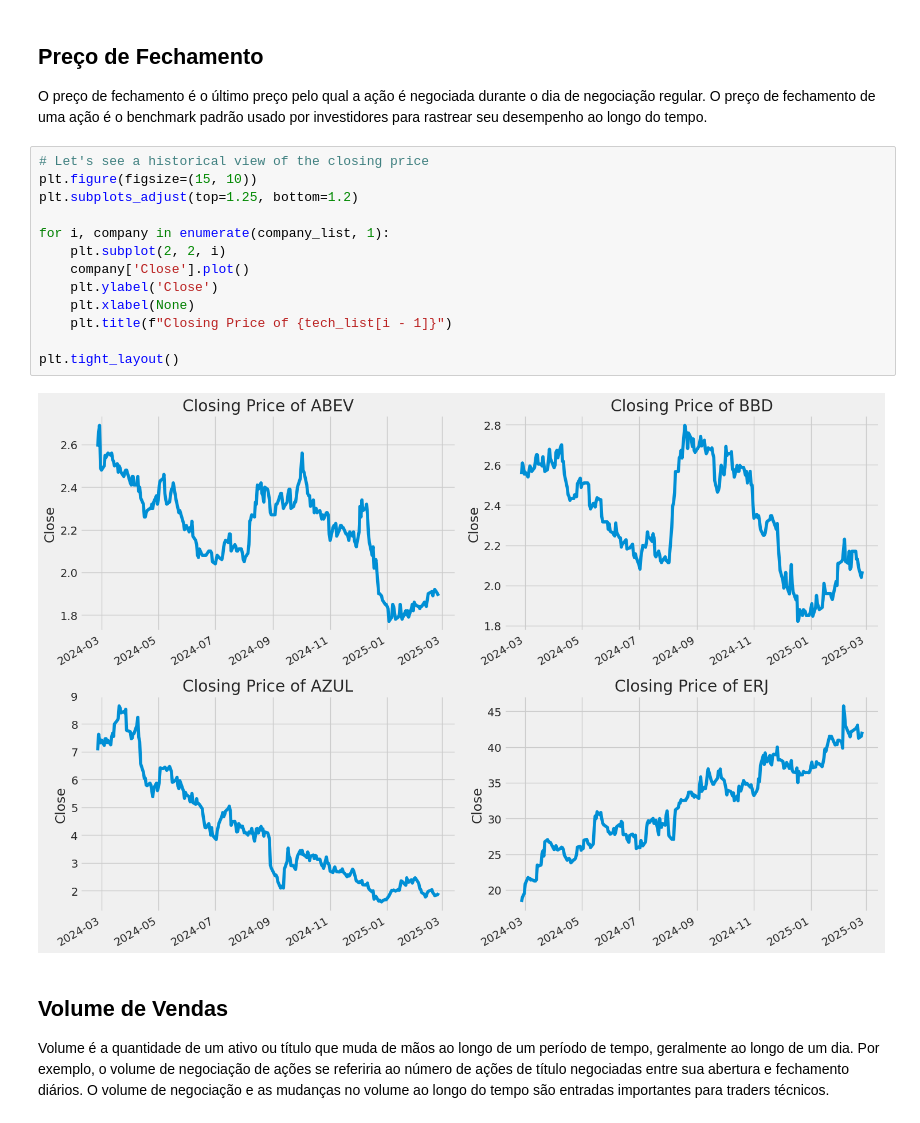
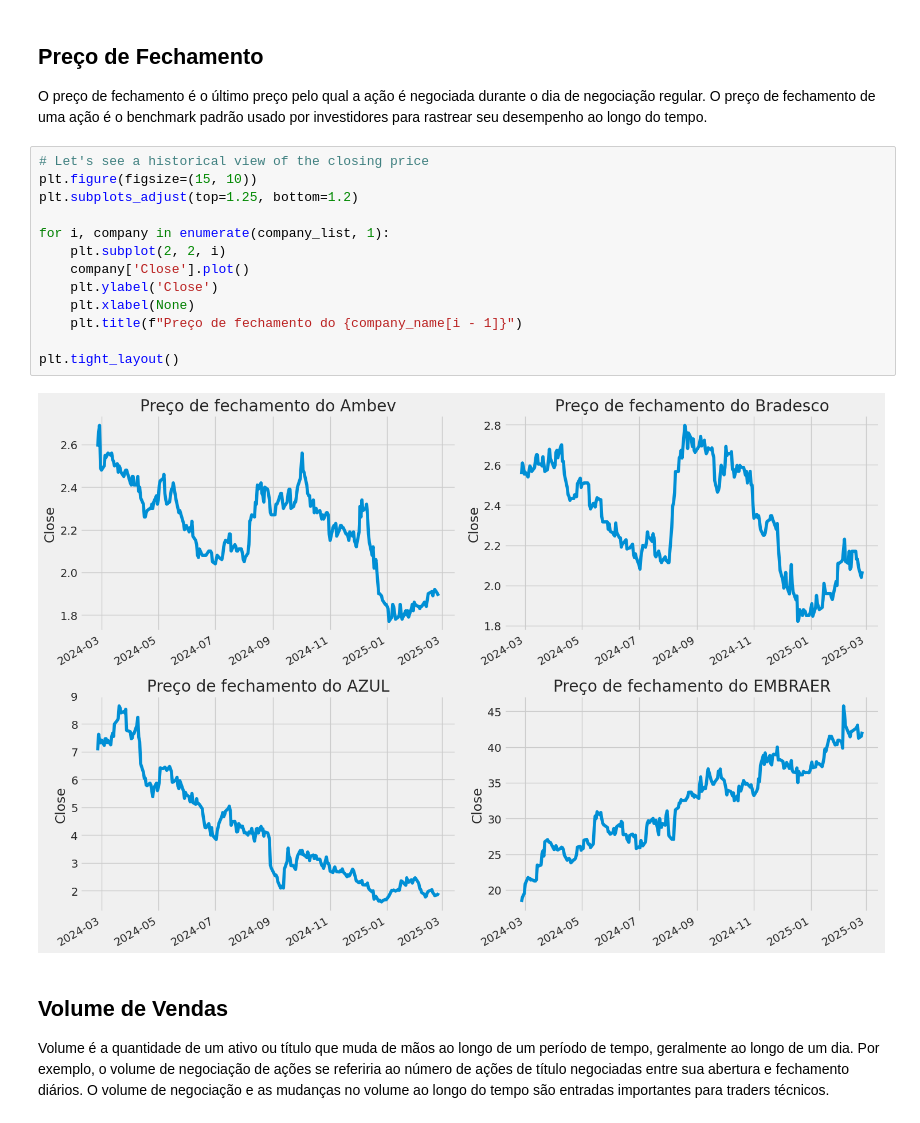
Before and after one commit to Renan04lima/stock-market-prediction, a Jupyter notebook: main.ipynb, the cells around one changed output. Drawn from its saved outputs; the diff is of its cells as text.

Commit message:
add images and enhance README with project details and instructions

```diff
--- a/main.ipynb
+++ b/main.ipynb
@@ -145,18 +145,18 @@ O preço de fechamento é o último preço pelo qual a ação é negociada duran
 # %%
 # Let's see a historical view of the closing price
 plt.figure(figsize=(15, 10))
 plt.subplots_adjust(top=1.25, bottom=1.2)
 
 for i, company in enumerate(company_list, 1):
     plt.subplot(2, 2, i)
     company['Close'].plot()
     plt.ylabel('Close')
     plt.xlabel(None)
-    plt.title(f"Closing Price of {tech_list[i - 1]}")
+    plt.title(f"Preço de fechamento do {company_name[i - 1]}")
 
 plt.tight_layout()
 # %% [output]
-[figure, old version]
+[figure, new version]
 # %% [markdown]
 ## Volume de Vendas
 Volume é a quantidade de um ativo ou título que muda de mãos ao longo de um período de tempo, geralmente ao longo de um dia. Por exemplo, o volume de negociação de ações se referiria ao número de ações de título negociadas entre sua abertura e fechamento diários. O volume de negociação e as mudanças no volume ao longo do tempo são entradas importantes para traders técnicos.
```
Also changed, not shown: parts of 9 cells of this notebook, 6 other files.
